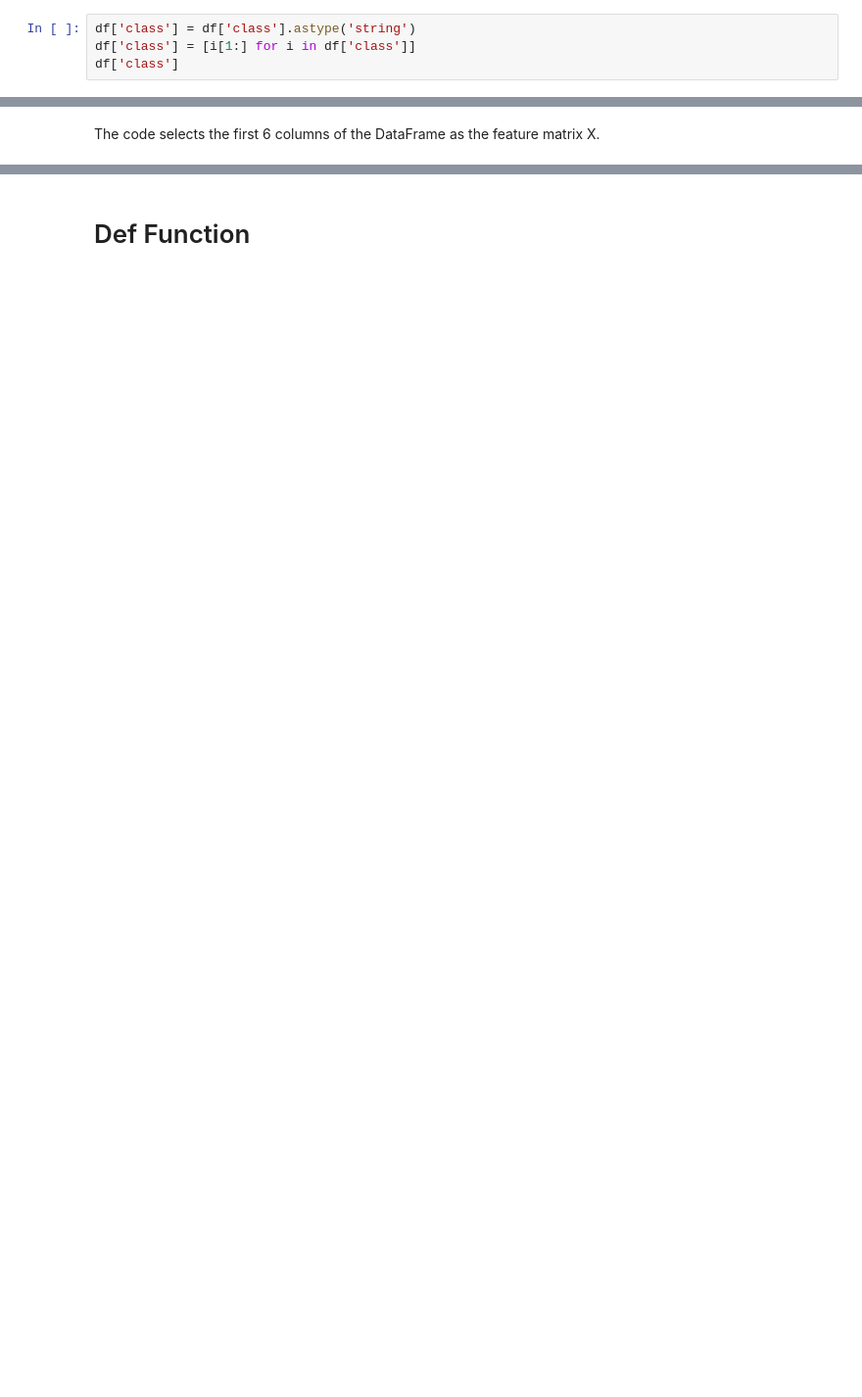
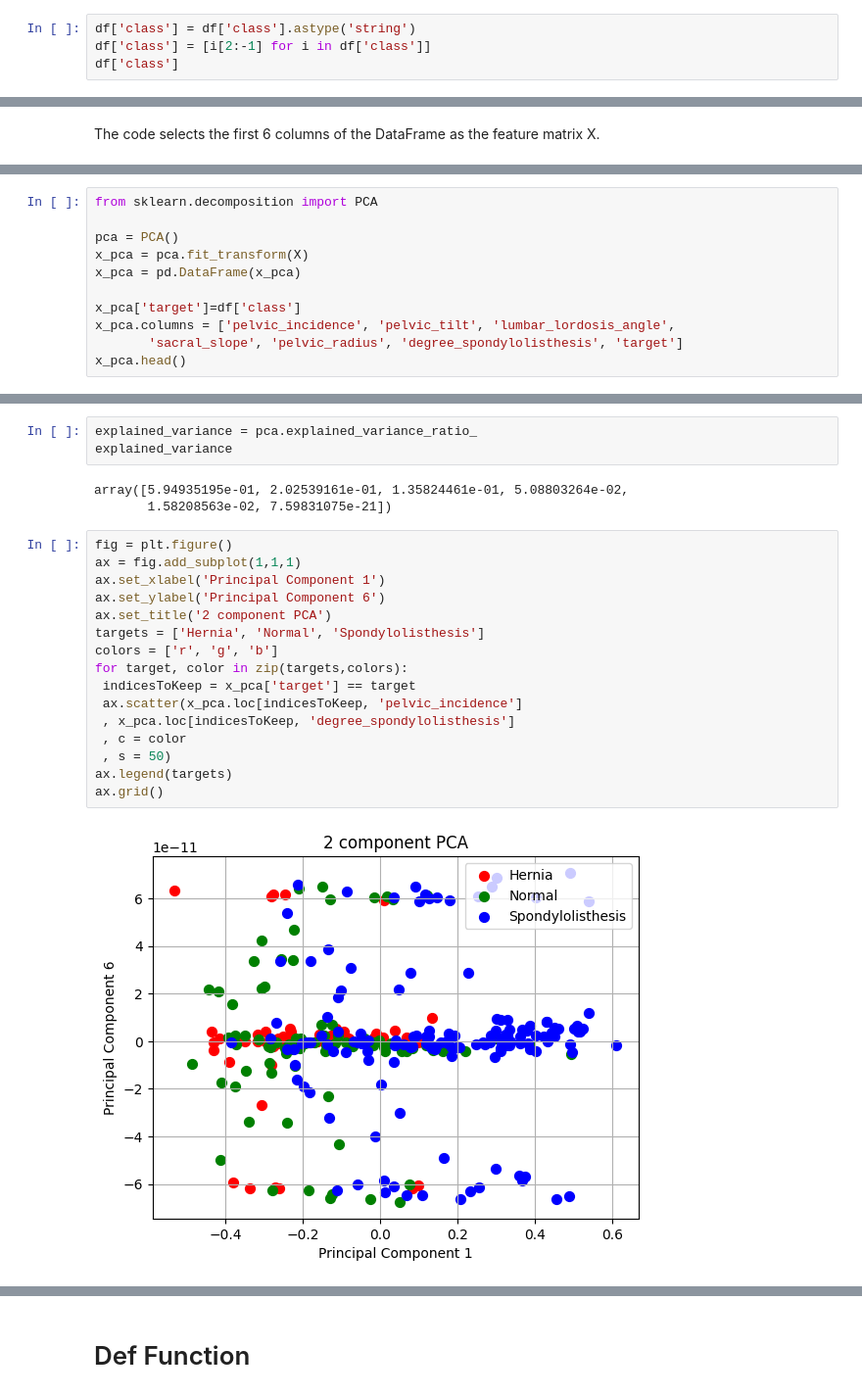
Before and after one commit to cityu-assignment/CS3481-assignment3, a Jupyter notebook: cs3481_asm.ipynb, the cells around one changed output, grey strips where cells are left out. Shown at 98% size. Drawn from its saved outputs; the diff is of its cells as text; blank space fills up the shorter version.

```diff
--- a/cs3481_asm.ipynb
+++ b/cs3481_asm.ipynb
@@ -61,6 +52,6 @@ df
 The code converts the data type of the 'class' column to string, and removes the first character ('b') of each element of the column (b'Hernia').
 # %%
 df['class'] = df['class'].astype('string')
-df['class'] = [i[1:] for i in df['class']]
+df['class'] = [i[2:-1] for i in df['class']]
 df['class']
 # %% [output]
@@ -110,0 +125,11 @@ Detect and Remove the Outliers using Z-Score
+# %%
+from sklearn.decomposition import PCA
+
+pca = PCA()
+x_pca = pca.fit_transform(X)
+x_pca = pd.DataFrame(x_pca)
+
+x_pca['target']=df['class']
+x_pca.columns = ['pelvic_incidence', 'pelvic_tilt', 'lumbar_lordosis_angle',
+       'sacral_slope', 'pelvic_radius', 'degree_spondylolisthesis', 'target']
+x_pca.head()
@@ -110,0 +145,24 @@ Detect and Remove the Outliers using Z-Score
+# %%
+explained_variance = pca.explained_variance_ratio_
+explained_variance
+# %% [output]
+array([5.94935195e-01, 2.02539161e-01, 1.35824461e-01, 5.08803264e-02,
+       1.58208563e-02, 7.59831075e-21])
+# %%
+fig = plt.figure()
+ax = fig.add_subplot(1,1,1)
+ax.set_xlabel('Principal Component 1')
+ax.set_ylabel('Principal Component 6')
+ax.set_title('2 component PCA')
+targets = ['Hernia', 'Normal', 'Spondylolisthesis']
+colors = ['r', 'g', 'b']
+for target, color in zip(targets,colors):
+ indicesToKeep = x_pca['target'] == target
+ ax.scatter(x_pca.loc[indicesToKeep, 'pelvic_incidence']
+ , x_pca.loc[indicesToKeep, 'degree_spondylolisthesis']
+ , c = color
+ , s = 50)
+ax.legend(targets)
+ax.grid()
+# %% [output]
+[figure, added]
```
Also changed, not shown: parts of 38 cells of this notebook.
